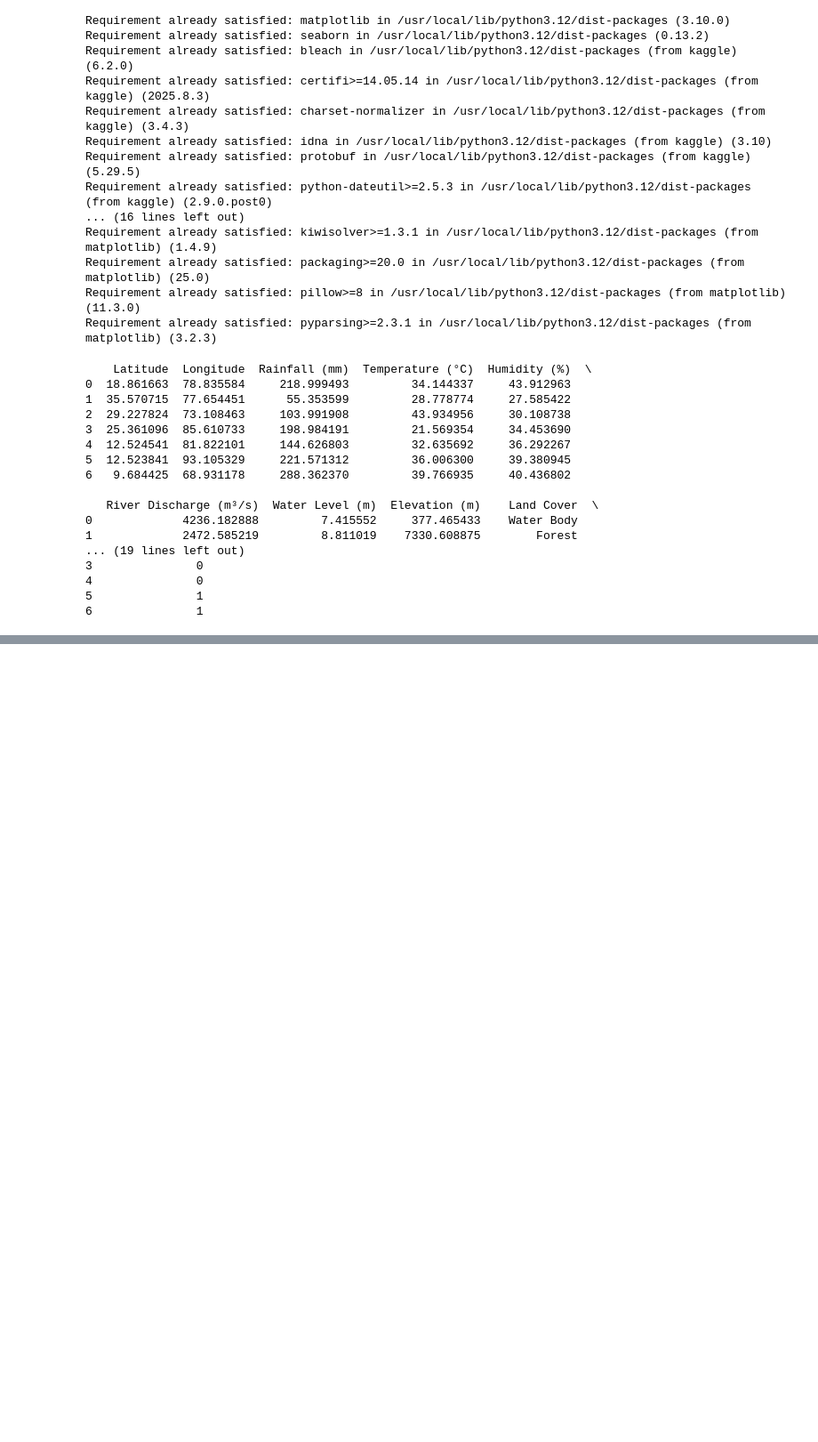
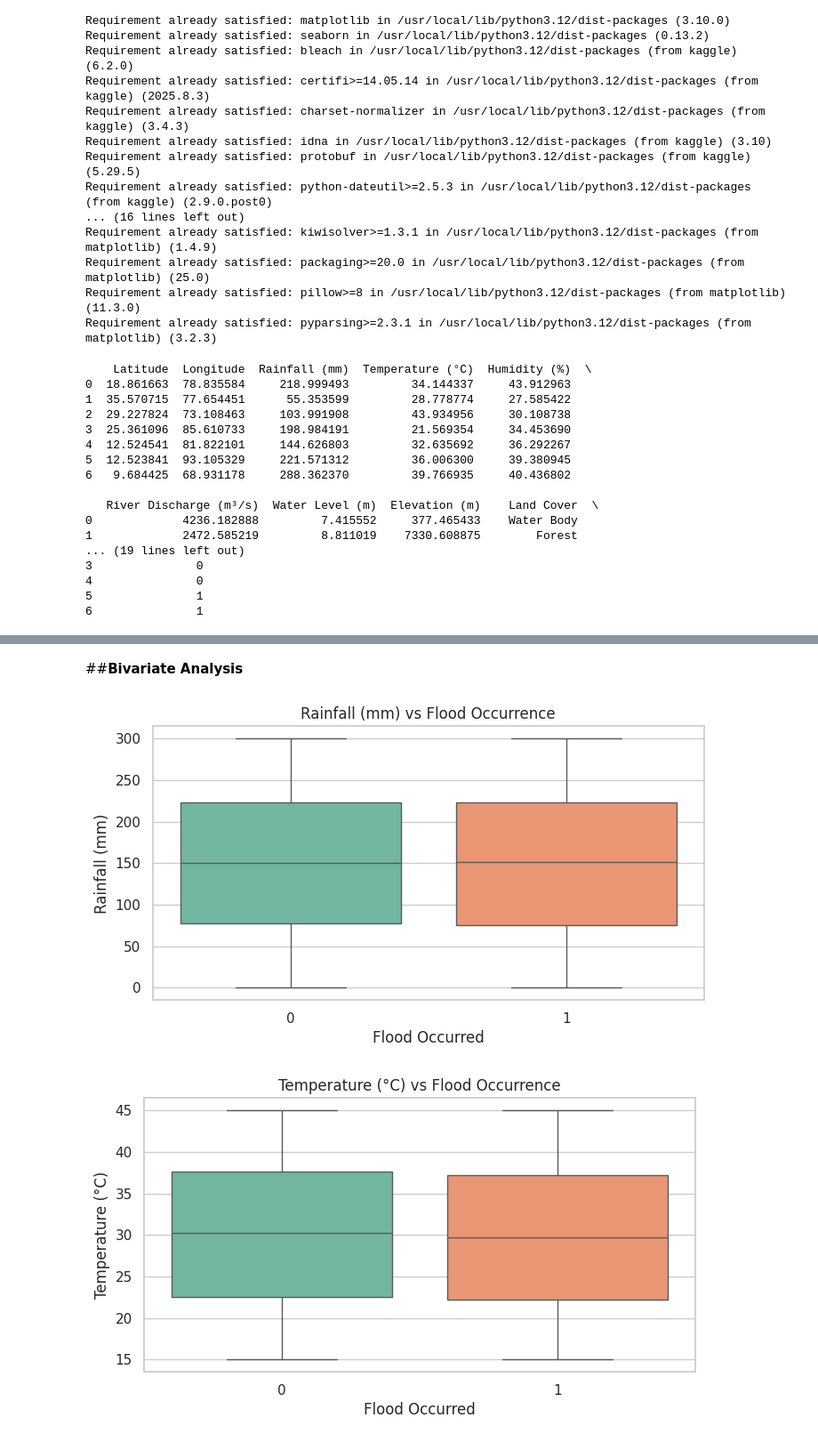
Before and after one commit to respectfularms77/Flood_Risk_Prediction_in_India, a Jupyter notebook: Flood_risk_prediction_in_india.ipynb, the cells around one changed output, grey strips where cells are left out. Shown at 89% size. Saved outputs shown, nothing was run; the diff lists cells and outputs as text; code cells hidden in the pictures; blank space fills up the shorter version.

```diff
--- a/Flood_risk_prediction_in_india.ipynb
+++ b/Flood_risk_prediction_in_india.ipynb
@@ -88,0 +201,30 @@ dtype: int64
+# %% [markdown]
+##**Bivariate Analysis**
+# %%
+# Boxplots: Numerical vs Flood Occurred
+for col in num_cols:
+    plt.figure(figsize=(8,4))
+    sns.boxplot(x='Flood Occurred', y=col, hue='Flood Occurred',data=df, palette='Set2', legend=False)
+    plt.title(f"{col} vs Flood Occurrence")
+    plt.show()
+
+# Scatterplot: Water Level vs Elevation, colored by Flood Occurrence
+plt.figure(figsize=(8,6))
+sns.scatterplot(x='Elevation (m)', y='Water Level (m)',hue='Flood Occurred', data=df, palette='coolwarm', alpha=0.6)
+plt.title("Water Level vs Elevation (colored by Flood Occurrence)")
+plt.show()
+
+# Grouped barplot: Flood probability by Soil Type
+plt.figure(figsize=(8,4))
+sns.barplot(x='Soil Type', y='Flood Occurred', hue='Soil Type',data=df, estimator=np.mean, palette='Set2', legend=False)
+plt.title("Flood Probability by Soil Type")
+plt.show()
+
+# Grouped barplot: Flood probability by Land Cover
+plt.figure(figsize=(8,4))
+sns.barplot(x='Land Cover', y='Flood Occurred', hue='Land Cover',data=df, estimator=np.mean, palette='Set2', legend=False)
+plt.title("Flood Probability by Land Cover")
+plt.show()
+# %% [output]
+[figure, added]
+[figure, added]
```
Also changed, not shown: parts of 19 cells of this notebook.
